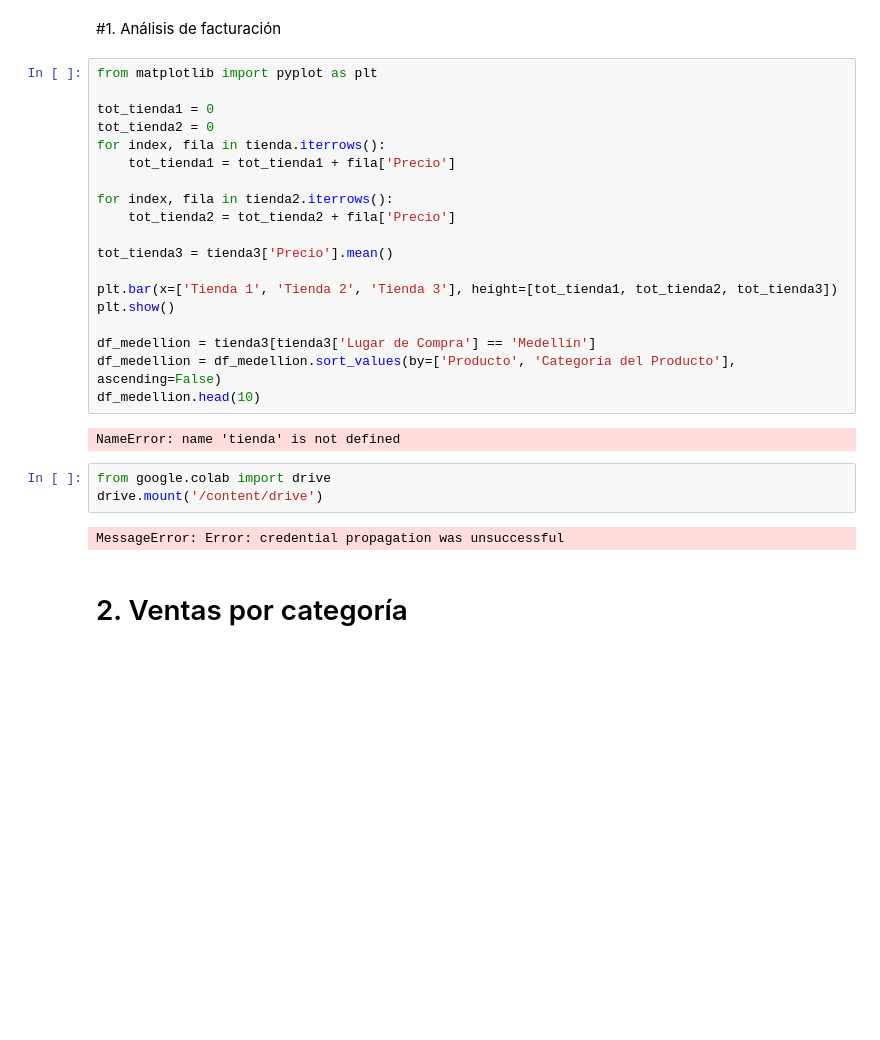
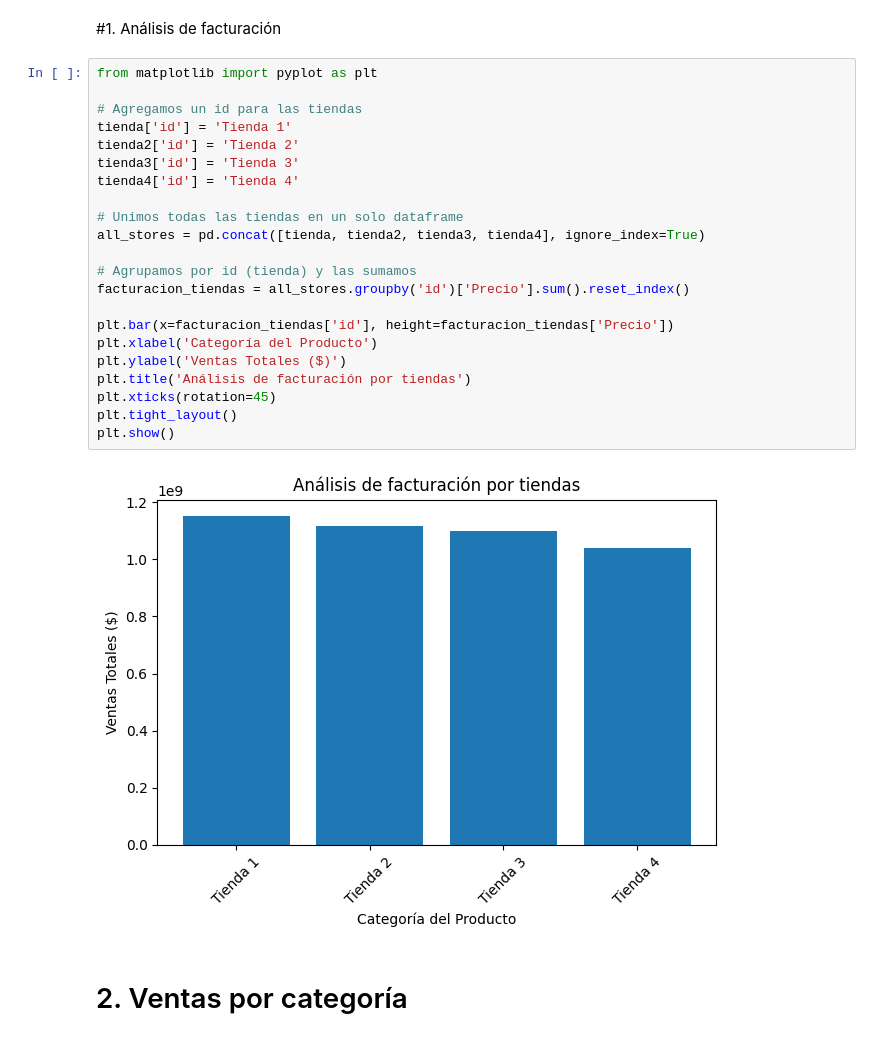
Before and after one commit to Yasna79/Challenge-1-Alura-Stores, a Jupyter notebook: AluraStoreLatam.ipynb, the cells around one changed output. Saved outputs shown, nothing was run; the diff lists cells and outputs as text; blank space fills up the shorter version.

```diff
--- a/AluraStoreLatam.ipynb
+++ b/AluraStoreLatam.ipynb
@@ -25,31 +25,29 @@ tienda.head()
 | 4 | Silla de oficina | Muebles | 335200.0 | 20200.0 | 07/11/2020 | Maria Alfonso | Medellín | ... |
 # %% [markdown]
 #1. Análisis de facturación
-# %%
-from matplotlib import pyplot as plt
-
-tot_tienda1 = 0
-tot_tienda2 = 0
-for index, fila in tienda.iterrows():
-    tot_tienda1 = tot_tienda1 + fila['Precio']
-
-for index, fila in tienda2.iterrows():
-    tot_tienda2 = tot_tienda2 + fila['Precio']
-
-tot_tienda3 = tienda3['Precio'].mean()
-
-plt.bar(x=['Tienda 1', 'Tienda 2', 'Tienda 3'], height=[tot_tienda1, tot_tienda2, tot_tienda3])
-plt.show()
-
-df_medellion = tienda3[tienda3['Lugar de Compra'] == 'Medellín']
-df_medellion = df_medellion.sort_values(by=['Producto', 'Categoría del Producto'], ascending=False)
-df_medellion.head(10)
-# %% [output]
-NameError: name 'tienda' is not defined
-# %%
-from google.colab import drive
-drive.mount('/content/drive')
-# %% [output]
-MessageError: Error: credential propagation was unsuccessful
+# %%
+from matplotlib import pyplot as plt
+
+# Agregamos un id para las tiendas
+tienda['id'] = 'Tienda 1'
+tienda2['id'] = 'Tienda 2'
+tienda3['id'] = 'Tienda 3'
+tienda4['id'] = 'Tienda 4'
+
+# Unimos todas las tiendas en un solo dataframe
+all_stores = pd.concat([tienda, tienda2, tienda3, tienda4], ignore_index=True)
+
+# Agrupamos por id (tienda) y las sumamos
+facturacion_tiendas = all_stores.groupby('id')['Precio'].sum().reset_index()
+
+plt.bar(x=facturacion_tiendas['id'], height=facturacion_tiendas['Precio'])
+plt.xlabel('Categoría del Producto')
+plt.ylabel('Ventas Totales ($)')
+plt.title('Análisis de facturación por tiendas')
+plt.xticks(rotation=45)
+plt.tight_layout()
+plt.show()
+# %% [output]
+[figure, added]
 # %% [markdown]
 # 2. Ventas por categoría
```
Also changed, not shown: parts of 1 cell of this notebook.
